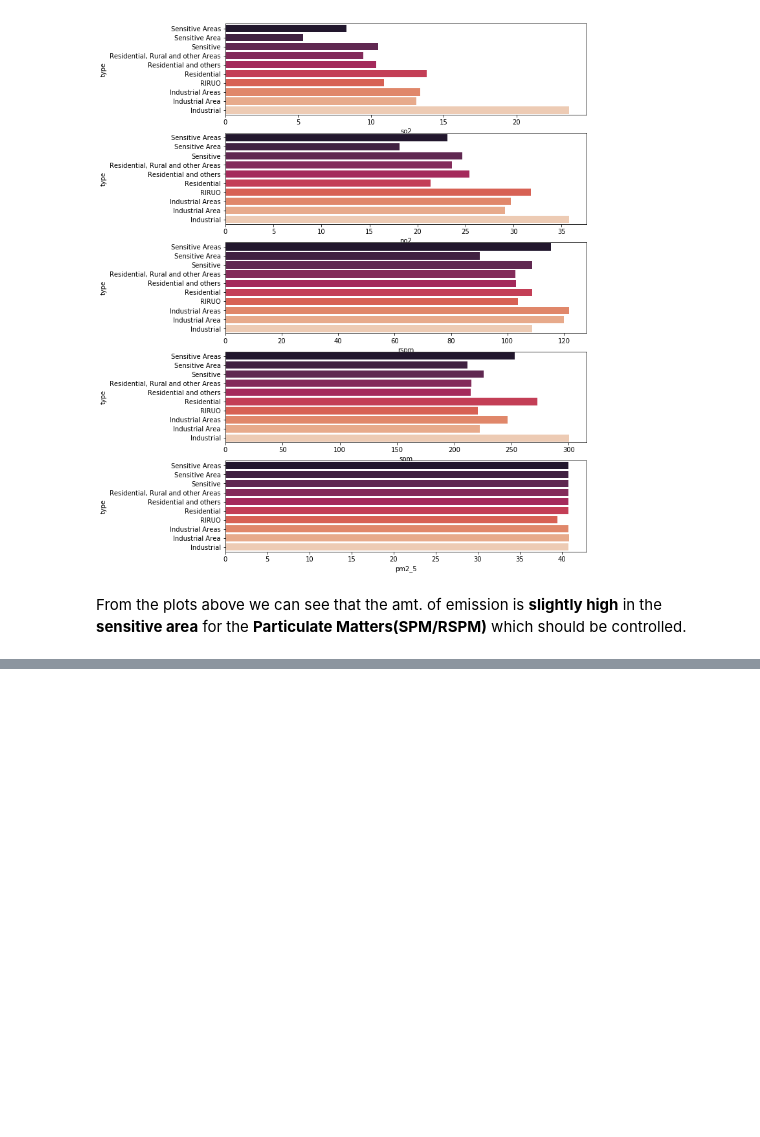
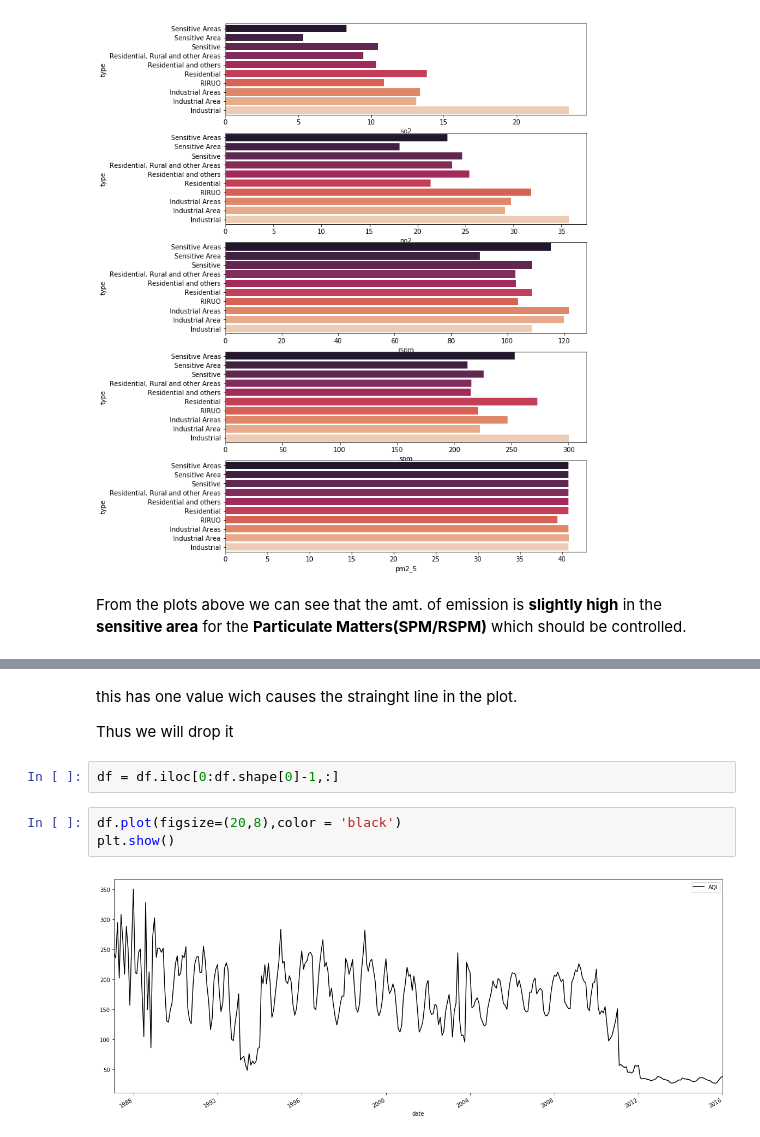
Before and after one commit to Pratham1807/India_Air_Quality, a Jupyter notebook: AirQuality(INDIA).ipynb, the cells around one changed output, grey strips where cells are left out. Saved outputs shown, nothing was run; the diff lists cells and outputs as text; blank space fills up the shorter version.

```diff
--- a/AirQuality(INDIA).ipynb
+++ b/AirQuality(INDIA).ipynb
@@ -598,0 +804,11 @@ From the plots above we can see that the amt. of emission is **slightly high** i
+# %% [markdown]
+this has one value wich causes the strainght line in the plot.
+
+Thus we will drop it
+# %%
+df = df.iloc[0:df.shape[0]-1,:]
+# %%
+df.plot(figsize=(20,8),color = 'black')
+plt.show()
+# %% [output]
+[figure, added]
```
Also changed, not shown: parts of 16 cells of this notebook, 2 other files.
